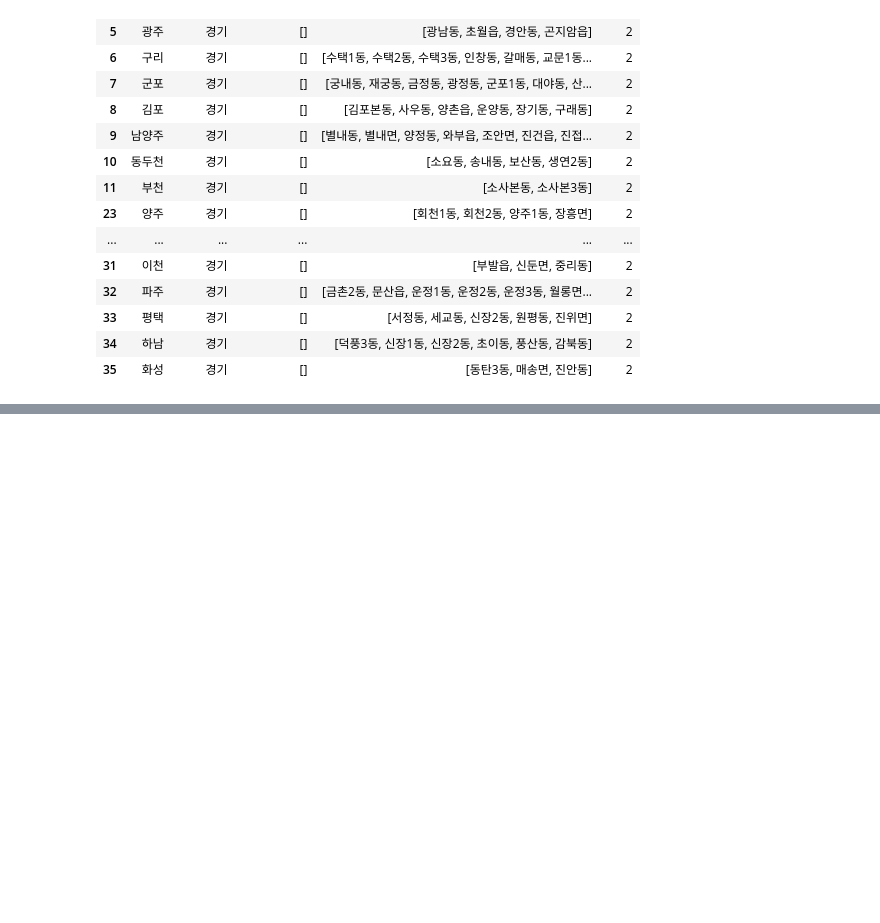
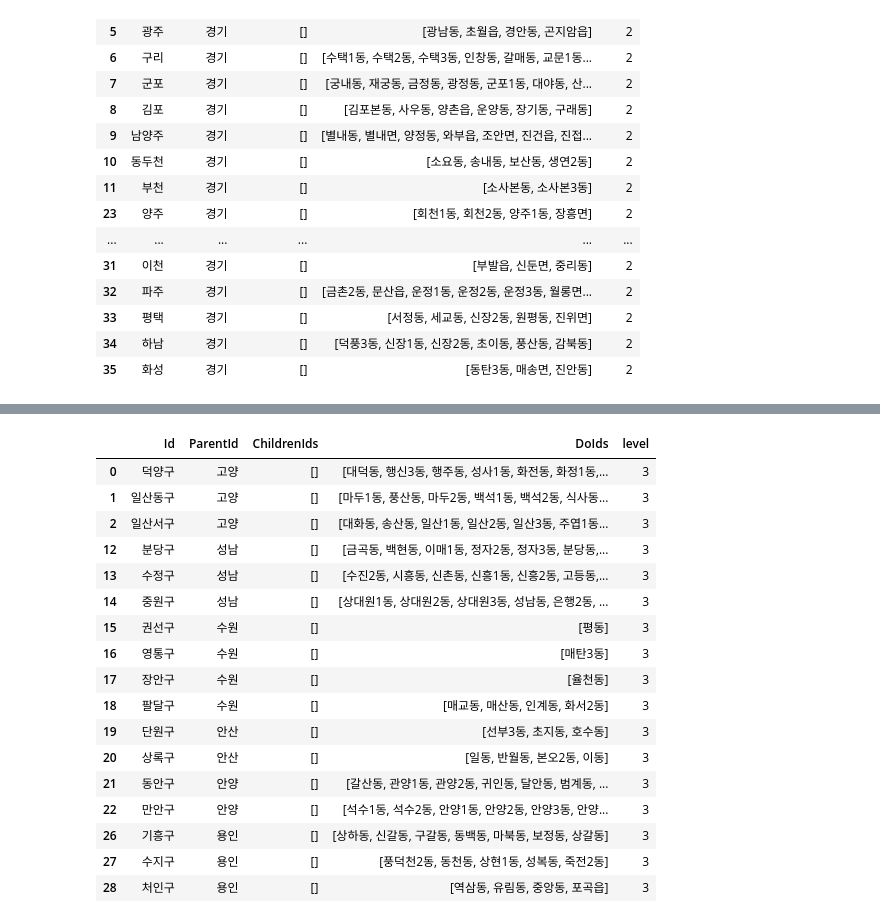
Before and after one commit to ksy52081/KnowledgeGraphSampleData, a Jupyter notebook: ClusterAnalysis.ipynb, the cells around one changed output, grey strips where cells are left out. Cells and saved outputs as stored; diff of their text form; code cells hidden in the pictures; blank space fills up the shorter version.

```diff
--- a/ClusterAnalysis.ipynb
+++ b/ClusterAnalysis.ipynb
@@ -249,0 +309,45 @@ gyeongi_df1_1
+# %%
+# 불필요한 열 제거
+gyeongi_df3 = gyeongi_df3.drop(columns=['ParentId','Region'])
+
+#중복제거
+gyeongi_df3 = gyeongi_df3.drop_duplicates(subset=['Id','ChildrenId'])
+# %%
+
+# 이름 3레벨에 맞게 전환
+gyeongi_df3=gyeongi_df3.rename(columns={"Id": 'ParentId'})
+
+gyeongi_df3=gyeongi_df3.rename(columns={"ChildrenId": 'Id'})
+
+gyeongi_df3=gyeongi_df3.rename(columns={"OB": 'DoIds'})
+
+# 여기의 Children은 없다.
+gyeongi_df3["ChildrenIds"]="[]"
+
+# level은 2 이다.
+gyeongi_df3["level"]=3
+
+# 순서 최종정리
+gyeongi_df3= gyeongi_df3[['Id', 'ParentId','ChildrenIds', 'DoIds', 'level']]
+# %%
+# gyeongi_df3 최종본
+gyeongi_df3
+# %% [output]
+|  | Id | ParentId | ChildrenIds | DoIds | level |
+| 0 | 덕양구 | 고양 | [] | [대덕동, 행신3동, 행주동, 성사1동, 화전동, 화정1동,... | 3 |
+| 1 | 일산동구 | 고양 | [] | [마두1동, 풍산동, 마두2동, 백석1동, 백석2동, 식사동... | 3 |
+| 2 | 일산서구 | 고양 | [] | [대화동, 송산동, 일산1동, 일산2동, 일산3동, 주엽1동... | 3 |
+| 12 | 분당구 | 성남 | [] | [금곡동, 백현동, 이매1동, 정자2동, 정자3동, 분당동,... | 3 |
+| 13 | 수정구 | 성남 | [] | [수진2동, 시흥동, 신촌동, 신흥1동, 신흥2동, 고등동,... | 3 |
+| 14 | 중원구 | 성남 | [] | [상대원1동, 상대원2동, 상대원3동, 성남동, 은행2동, ... | 3 |
+| 15 | 권선구 | 수원 | [] | [평동] | 3 |
+| 16 | 영통구 | 수원 | [] | [매탄3동] | 3 |
+| 17 | 장안구 | 수원 | [] | [율천동] | 3 |
+| 18 | 팔달구 | 수원 | [] | [매교동, 매산동, 인계동, 화서2동] | 3 |
+| 19 | 단원구 | 안산 | [] | [선부3동, 초지동, 호수동] | 3 |
+| 20 | 상록구 | 안산 | [] | [일동, 반월동, 본오2동, 이동] | 3 |
+| 21 | 동안구 | 안양 | [] | [갈산동, 관양1동, 관양2동, 귀인동, 달안동, 범계동, ... | 3 |
+| 22 | 만안구 | 안양 | [] | [석수1동, 석수2동, 안양1동, 안양2동, 안양3동, 안양... | 3 |
+| 26 | 기흥구 | 용인 | [] | [상하동, 신갈동, 구갈동, 동백동, 마북동, 보정동, 상갈동] | 3 |
+| 27 | 수지구 | 용인 | [] | [풍덕천2동, 동천동, 상현1동, 성복동, 죽전2동] | 3 |
+| 28 | 처인구 | 용인 | [] | [역삼동, 유림동, 중앙동, 포곡읍] | 3 |
```
Also changed, not shown: parts of 5 cells of this notebook.
